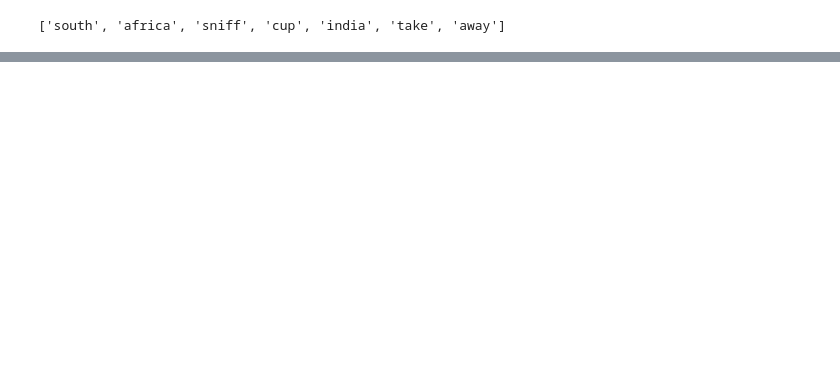
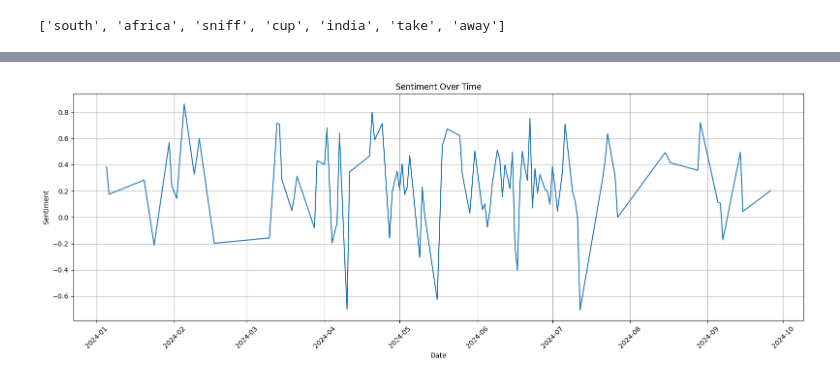
Before and after one commit to thw96/Group10_SocialMediaAssigment2, a Jupyter notebook: Scripts/Data-Extraction/T20_reddit_exploratory_analysis_preprocessing.ipynb, the cells around one changed output, grey strips where cells are left out. Drawn from its saved outputs; the diff is of its cells as text; code cells hidden in the pictures; blank space fills up the shorter version.

```diff
--- a/Scripts/Data-Extraction/T20_reddit_exploratory_analysis_preprocessing.ipynb
+++ b/Scripts/Data-Extraction/T20_reddit_exploratory_analysis_preprocessing.ipynb
@@ -1223,0 +1249,6 @@ reddit_t20_df.head()
+# %%
+# sentiment for Australia
+
+topic_sentiments(australia_keywords,start_date,end_date)
+# %% [output]
+[figure, added]
```
Also changed, not shown: parts of 122 cells of this notebook.
